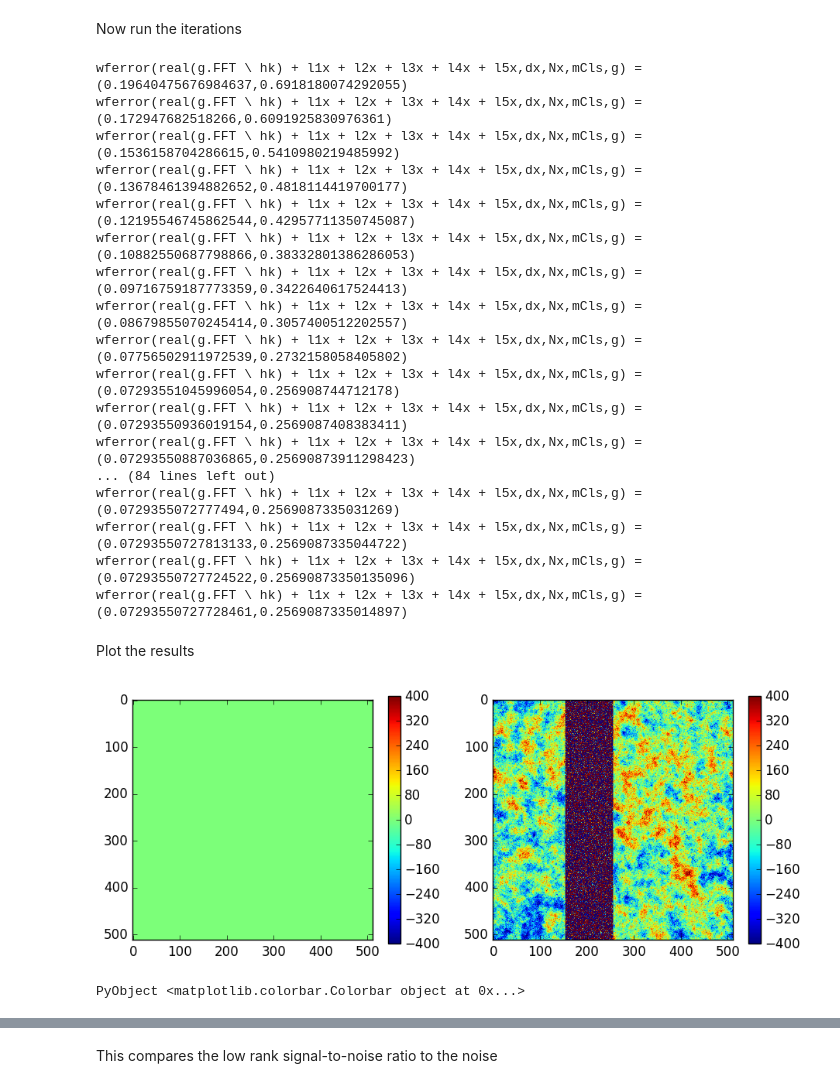
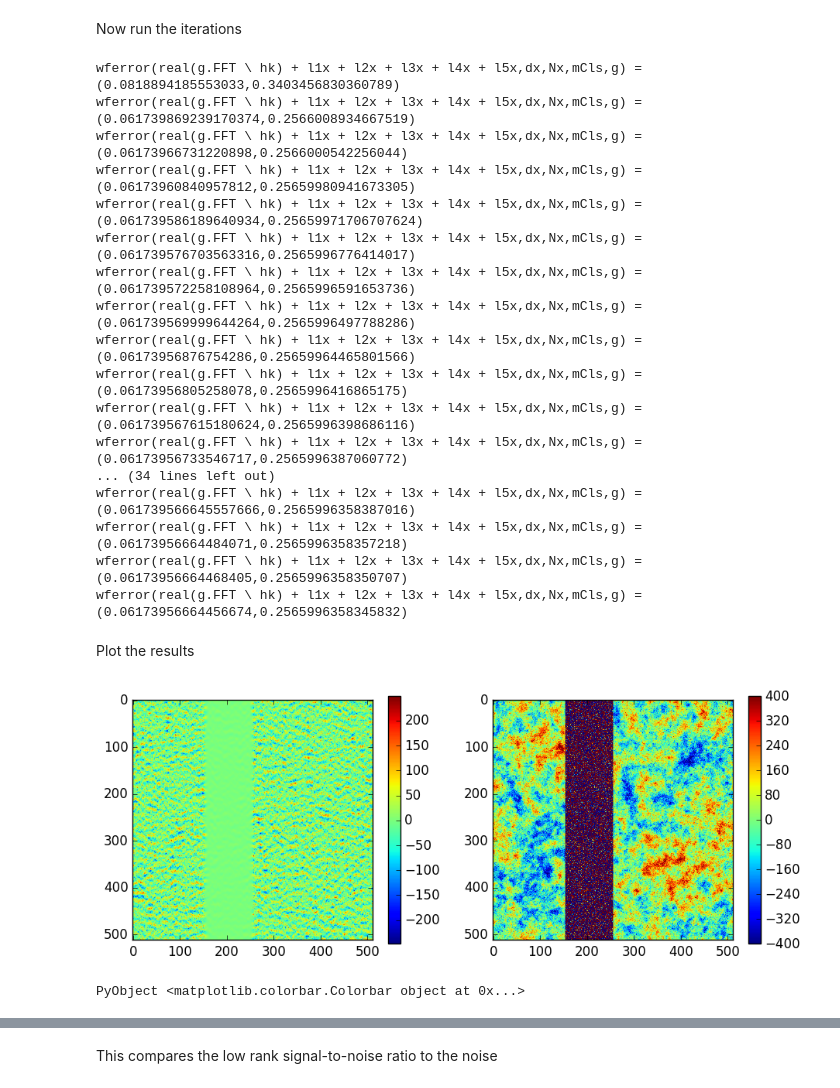
Before and after one commit to EthanAnderes/STA250CMB.jl, a Jupyter notebook: lectures/julia_lecture6_Wiener_filtering/Message_passing.ipynb, the cells around one changed output, grey strips where cells are left out. Saved outputs shown, nothing was run; the diff lists cells and outputs as text; code cells hidden in the pictures.

```diff
--- a/lectures/julia_lecture6_Wiener_filtering/Message_passing.ipynb
+++ b/lectures/julia_lecture6_Wiener_filtering/Message_passing.ipynb
@@ -319,9 +319,9 @@ maskx = falses(g.r) #g.x[1] .>= 0.6*period/2
 beamFWHMradians = beamFWHMarcmin * (π / 180 / 60)
 mCls.cTTk[:] = mCls.cTTk .* exp(-abs2(beamFWHMradians .* g.r) / 8 / log(2));
 
-Nx      = (1000*(g.x[1] .> 0.6*period/2) + 1) .* mCls.cTTnoisek[1] ./ (g.deltx ^ 2)
-nbar_prop_varA = 0.1
-NbarxA  =  nbar_prop_varA * ones(size(g.x[1])) .* mCls.cTTnoisek[1] ./ (g.deltx ^ 2)
+Nx      = (1000*(g.x[1] .> 0.6*period/2) + 1) .* mCls.cTTnoisek[3,3] ./ (g.deltx ^ 2)
+nbar_prop_varA = 0.5
+NbarxA  =  nbar_prop_varA * ones(size(g.x[1])) .* mCls.cTTnoisek[3,3] ./ (g.deltx ^ 2)
 NtildxA =  Nx - NbarxA
 NtildxA[maskx] = Inf
 # %% [output]
@@ -436,35 +427,43 @@ for counter = 1:nruns
     hbarxA  = wf_hbarx(real(g.FFT \ hk), l1x + l2x + l3x + l4x + l5x, dx, λcool[counter] * NbarxA, NtildxA)
     hk     = wf_hk(g.FFT * hbarxA, nbar_prop_varA, mCls, hmask, g)
     @show wferror(real(g.FFT \ hk) + l1x + l2x + l3x + l4x + l5x, dx, Nx, mCls, g)
-    tmp_hk, tmp_l5x = copy(hk), copy(l5x)
 end
+
+# # regular message passing
+# for counter = 1:nruns
+#     hbarxA  = wf_hbarx(real(g.FFT \ hk), zeros(size(g.r)), dx, λcool[counter] * NbarxA, NtildxA)
+#     hk     = wf_hk(g.FFT * hbarxA, nbar_prop_varA, mCls, trues(g.r), g)
+#     @show wferror(real(g.FFT \ hk), dx, Nx, mCls, g)
+# end
 # %% [output]
-wferror(real(g.FFT \ hk) + l1x + l2x + l3x + l4x + l5x,dx,Nx,mCls,g) = (0.19640475676984637,0.6918180074292055)
-wferror(real(g.FFT \ hk) + l1x + l2x + l3x + l4x + l5x,dx,Nx,mCls,g) = (0.172947682518266,0.6091925830976361)
-wferror(real(g.FFT \ hk) + l1x + l2x + l3x + l4x + l5x,dx,Nx,mCls,g) = (0.1536158704286615,0.5410980219485992)
-wferror(real(g.FFT \ hk) + l1x + l2x + l3x + l4x + l5x,dx,Nx,mCls,g) = (0.13678461394882652,0.4818114419700177)
-wferror(real(g.FFT \ hk) + l1x + l2x + l3x + l4x + l5x,dx,Nx,mCls,g) = (0.12195546745862544,0.42957711350745087)
-wferror(real(g.FFT \ hk) + l1x + l2x + l3x + l4x + l5x,dx,Nx,mCls,g) = (0.10882550687798866,0.38332801386286053)
-wferror(real(g.FFT \ hk) + l1x + l2x + l3x + l4x + l5x,dx,Nx,mCls,g) = (0.09716759187773359,0.3422640617524413)
-wferror(real(g.FFT \ hk) + l1x + l2x + l3x + l4x + l5x,dx,Nx,mCls,g) = (0.08679855070245414,0.3057400512202557)
-wferror(real(g.FFT \ hk) + l1x + l2x + l3x + l4x + l5x,dx,Nx,mCls,g) = (0.07756502911972539,0.2732158058405802)
-wferror(real(g.FFT \ hk) + l1x + l2x + l3x + l4x + l5x,dx,Nx,mCls,g) = (0.07293551045996054,0.256908744712178)
-wferror(real(g.FFT \ hk) + l1x + l2x + l3x + l4x + l5x,dx,Nx,mCls,g) = (0.07293550936019154,0.2569087408383411)
-wferror(real(g.FFT \ hk) + l1x + l2x + l3x + l4x + l5x,dx,Nx,mCls,g) = (0.07293550887036865,0.25690873911298423)
-... (84 lines left out)
-wferror(real(g.FFT \ hk) + l1x + l2x + l3x + l4x + l5x,dx,Nx,mCls,g) = (0.0729355072777494,0.2569087335031269)
-wferror(real(g.FFT \ hk) + l1x + l2x + l3x + l4x + l5x,dx,Nx,mCls,g) = (0.07293550727813133,0.2569087335044722)
-wferror(real(g.FFT \ hk) + l1x + l2x + l3x + l4x + l5x,dx,Nx,mCls,g) = (0.07293550727724522,0.25690873350135096)
-wferror(real(g.FFT \ hk) + l1x + l2x + l3x + l4x + l5x,dx,Nx,mCls,g) = (0.07293550727728461,0.2569087335014897)
+wferror(real(g.FFT \ hk) + l1x + l2x + l3x + l4x + l5x,dx,Nx,mCls,g) = (0.0818894185553033,0.3403456830360789)
+wferror(real(g.FFT \ hk) + l1x + l2x + l3x + l4x + l5x,dx,Nx,mCls,g) = (0.061739869239170374,0.2566008934667519)
+wferror(real(g.FFT \ hk) + l1x + l2x + l3x + l4x + l5x,dx,Nx,mCls,g) = (0.06173966731220898,0.2566000542256044)
+wferror(real(g.FFT \ hk) + l1x + l2x + l3x + l4x + l5x,dx,Nx,mCls,g) = (0.06173960840957812,0.25659980941673305)
+wferror(real(g.FFT \ hk) + l1x + l2x + l3x + l4x + l5x,dx,Nx,mCls,g) = (0.061739586189640934,0.25659971706707624)
+wferror(real(g.FFT \ hk) + l1x + l2x + l3x + l4x + l5x,dx,Nx,mCls,g) = (0.061739576703563316,0.2565996776414017)
+wferror(real(g.FFT \ hk) + l1x + l2x + l3x + l4x + l5x,dx,Nx,mCls,g) = (0.061739572258108964,0.2565996591653736)
+wferror(real(g.FFT \ hk) + l1x + l2x + l3x + l4x + l5x,dx,Nx,mCls,g) = (0.061739569999644264,0.2565996497788286)
+wferror(real(g.FFT \ hk) + l1x + l2x + l3x + l4x + l5x,dx,Nx,mCls,g) = (0.06173956876754286,0.25659964465801566)
+wferror(real(g.FFT \ hk) + l1x + l2x + l3x + l4x + l5x,dx,Nx,mCls,g) = (0.06173956805258078,0.2565996416865175)
+wferror(real(g.FFT \ hk) + l1x + l2x + l3x + l4x + l5x,dx,Nx,mCls,g) = (0.061739567615180624,0.2565996398686116)
+wferror(real(g.FFT \ hk) + l1x + l2x + l3x + l4x + l5x,dx,Nx,mCls,g) = (0.06173956733546717,0.2565996387060772)
+... (34 lines left out)
+wferror(real(g.FFT \ hk) + l1x + l2x + l3x + l4x + l5x,dx,Nx,mCls,g) = (0.061739566645557666,0.2565996358387016)
+wferror(real(g.FFT \ hk) + l1x + l2x + l3x + l4x + l5x,dx,Nx,mCls,g) = (0.06173956664484071,0.2565996358357218)
+wferror(real(g.FFT \ hk) + l1x + l2x + l3x + l4x + l5x,dx,Nx,mCls,g) = (0.06173956664468405,0.2565996358350707)
+wferror(real(g.FFT \ hk) + l1x + l2x + l3x + l4x + l5x,dx,Nx,mCls,g) = (0.06173956664456674,0.2565996358345832)
 # %% [markdown]
 Plot the results
 # %%
 using PyPlot
 figure(figsize = (11,4))
 subplot(1,2,1)
-imshow(real(g.FFT \ hk) + l1x + l2x + l3x + l4x + l5x, vmin = -400, vmax = 400); colorbar()
+# imshow(real(g.FFT \ hk) + l1x + l2x + l3x + l4x + l5x, vmin = -400, vmax = 400); colorbar()
+# imshow(real(g.FFT \ hk) + l1x + l2x + l3x + l4x + l5x, vmin = -400, vmax = 400); colorbar()
+imshow(hbarxA); colorbar()
 subplot(1,2,2)
 imshow(dx, vmin = -400, vmax = 400); colorbar()
 # %% [output]
-[figure, old version]
+[figure, new version]
 PyObject <matplotlib.colorbar.Colorbar object at 0x...>
```
Also changed, not shown: parts of 7 cells of this notebook, 5 other files.
